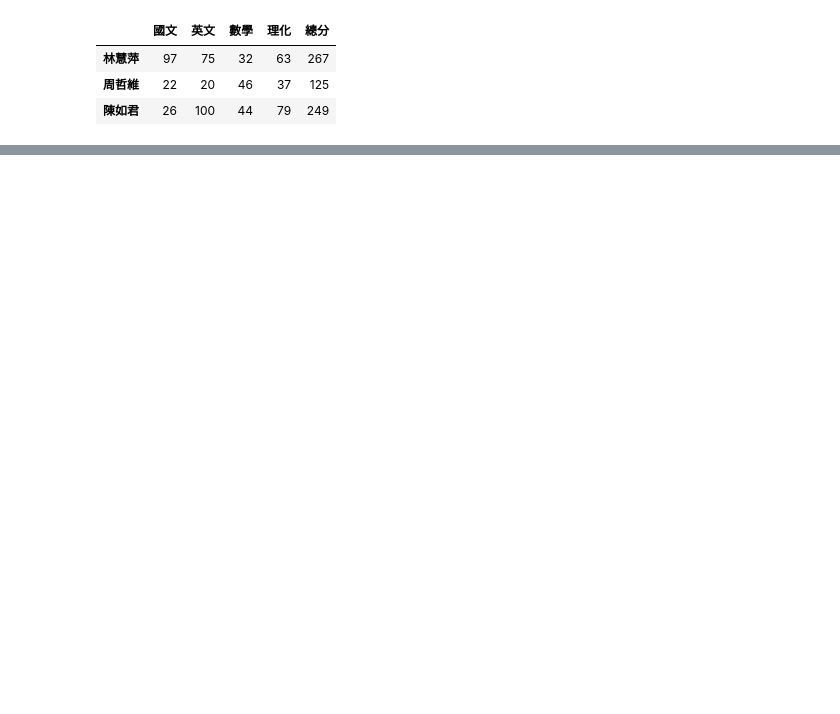
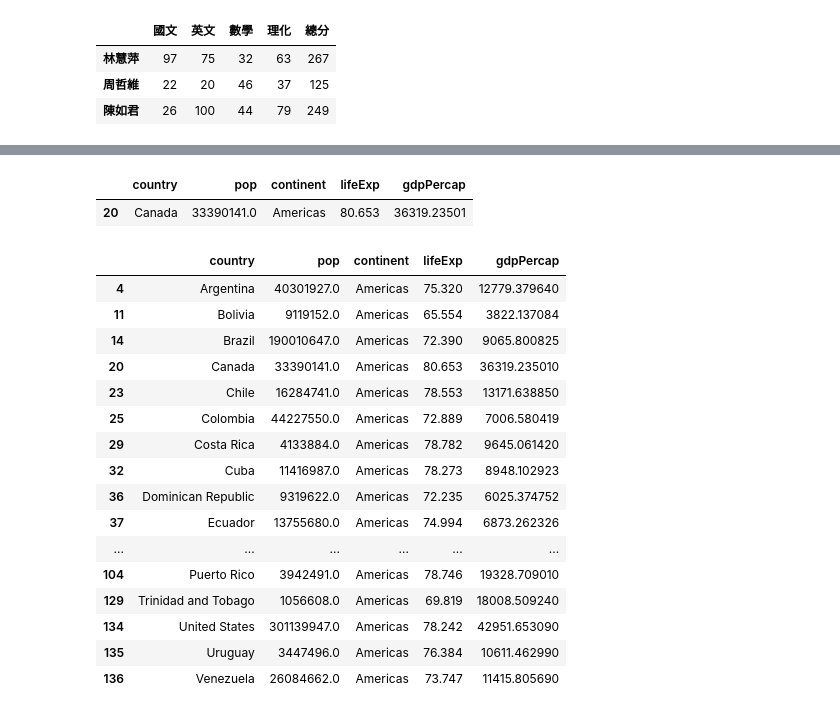
Before and after one commit to vcdemy/20230613, a Jupyter notebook: 20230725筆記.ipynb, the cells around one changed output, grey strips where cells are left out. Drawn from its saved outputs; the diff is of its cells as text; code cells hidden in the pictures; blank space fills up the shorter version.

```diff
--- a/20230725筆記.ipynb
+++ b/20230725筆記.ipynb
@@ -419,0 +478,4 @@ df[df['數學'] < 60]
+# %%
+url = "https://raw.githubusercontent.com/plotly/datasets/master/gapminder2007.csv"
+# %%
+df = pd.read_csv(url)
@@ -419,0 +506,25 @@ df[df['數學'] < 60]
+# %%
+df[df['country']=='Canada']
+# %% [output]
+|  | country | pop | continent | lifeExp | gdpPercap |
+| 20 | Canada | 33390141.0 | Americas | 80.653 | 36319.23501 |
+# %%
+df[df['continent']=='Americas']
+# %% [output]
+|  | country | pop | continent | lifeExp | gdpPercap |
+| 4 | Argentina | 40301927.0 | Americas | 75.320 | 12779.379640 |
+| 11 | Bolivia | 9119152.0 | Americas | 65.554 | 3822.137084 |
+| 14 | Brazil | 190010647.0 | Americas | 72.390 | 9065.800825 |
+| 20 | Canada | 33390141.0 | Americas | 80.653 | 36319.235010 |
+| 23 | Chile | 16284741.0 | Americas | 78.553 | 13171.638850 |
+| 25 | Colombia | 44227550.0 | Americas | 72.889 | 7006.580419 |
+| 29 | Costa Rica | 4133884.0 | Americas | 78.782 | 9645.061420 |
+| 32 | Cuba | 11416987.0 | Americas | 78.273 | 8948.102923 |
+| 36 | Dominican Republic | 9319622.0 | Americas | 72.235 | 6025.374752 |
+| 37 | Ecuador | 13755680.0 | Americas | 74.994 | 6873.262326 |
+| ... | ... | ... | ... | ... | ... |
+| 104 | Puerto Rico | 3942491.0 | Americas | 78.746 | 19328.709010 |
+| 129 | Trinidad and Tobago | 1056608.0 | Americas | 69.819 | 18008.509240 |
+| 134 | United States | 301139947.0 | Americas | 78.242 | 42951.653090 |
+| 135 | Uruguay | 3447496.0 | Americas | 76.384 | 10611.462990 |
+| 136 | Venezuela | 26084662.0 | Americas | 73.747 | 11415.805690 |
```
Also changed, not shown: parts of 33 cells of this notebook.
